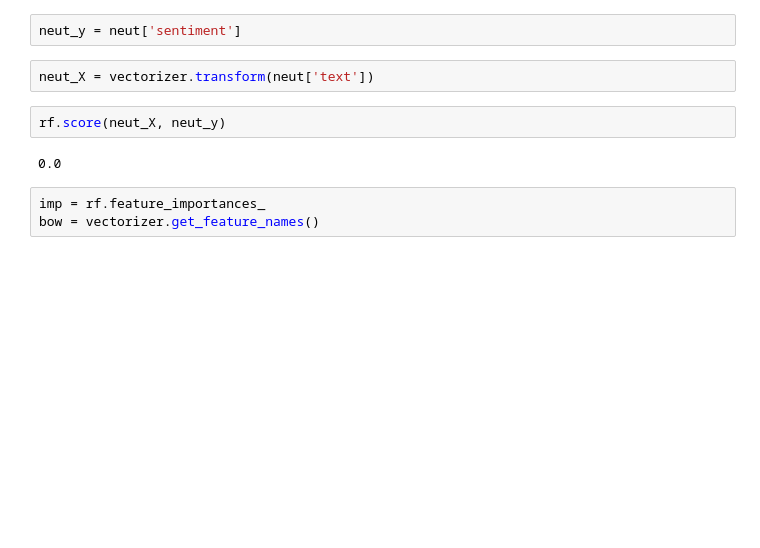
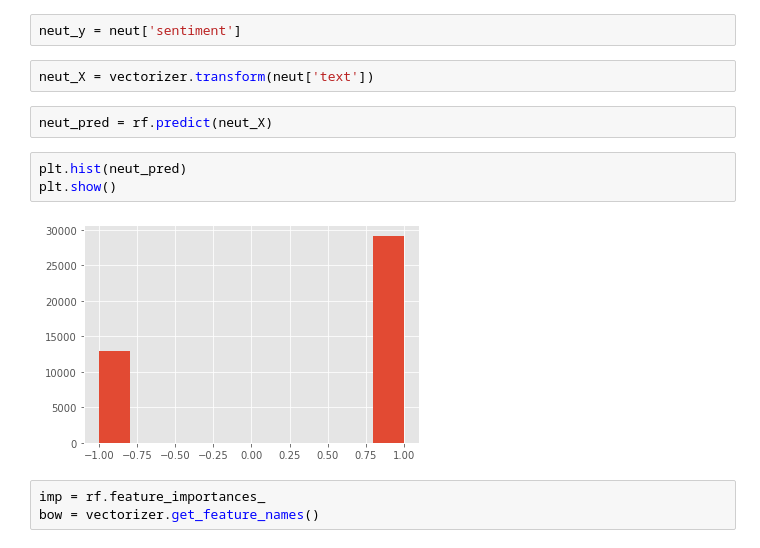
Before and after one commit to RubenBec/Capestone3, a Jupyter notebook: version2.ipynb, the cells around one changed output. Saved outputs shown, nothing was run; the diff lists cells and outputs as text; blank space fills up the shorter version.

```diff
--- a/version2.ipynb
+++ b/version2.ipynb
@@ -124,10 +125,13 @@ rf_dep10.score(X_test, y_test)
 neut_y = neut['sentiment']
 # %%
 neut_X = vectorizer.transform(neut['text'])
-# %%
-rf.score(neut_X, neut_y)
-# %% [output]
-0.0
+# %%
+neut_pred = rf.predict(neut_X)
+# %%
+plt.hist(neut_pred)
+plt.show()
+# %% [output]
+[figure, added]
 # %%
 imp = rf.feature_importances_
 bow = vectorizer.get_feature_names()
```
Also changed, not shown: parts of 35 cells of this notebook.
